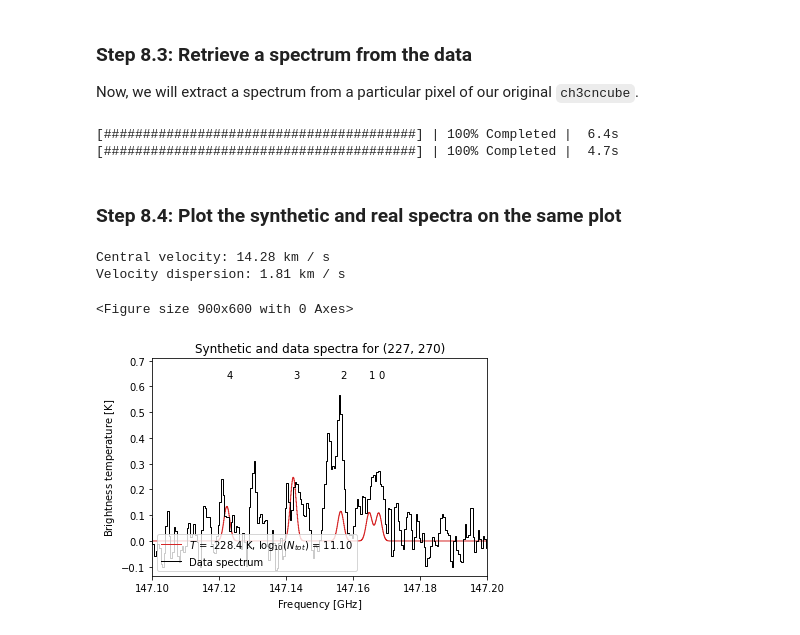
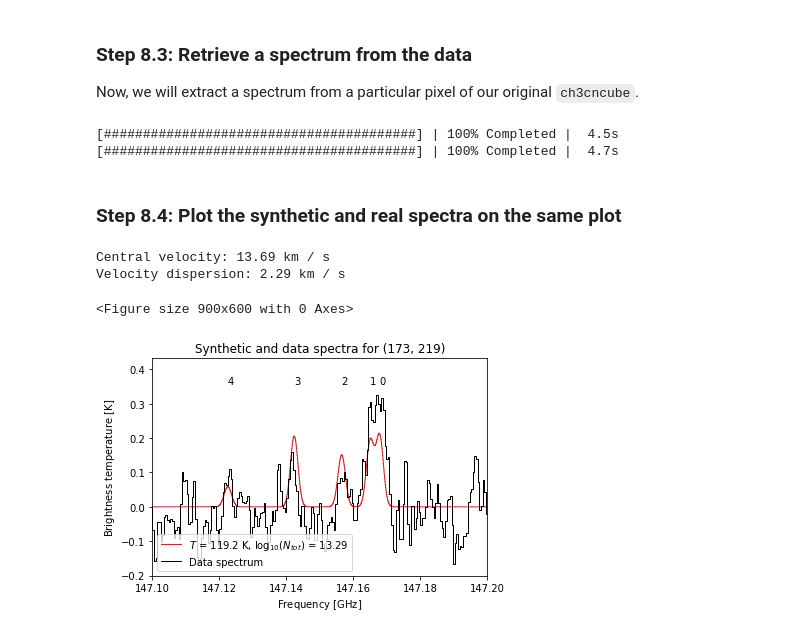
Before and after one commit to abulatek/brick, a Jupyter notebook: first_results/temperature_map/ProcessingTutorial.ipynb, the cells around one changed output. Drawn from its saved outputs; the diff is of its cells as text; code cells hidden in the pictures.

```diff
--- a/first_results/temperature_map/ProcessingTutorial.ipynb
+++ b/first_results/temperature_map/ProcessingTutorial.ipynb
@@ -600,6 +600,6 @@ print(counter)
 ## Step 7: Walking through the math for an individual pixel
 # %%
 fig = plt.figure(dpi = 200) # I DEFINITELY shouldn't have to run this again
-pixel_x, pixel_y = 227, 270 # 178, 226 # 173, 219 # 246, 274 # 339, 279
+pixel_x, pixel_y = 173, 219 # 178, 226 # 227, 270 # 246, 274 # 339, 279
 temperature, total_col_density = rotational_diagram(pixel_x, pixel_y, plot = True, save = True, plot_uncertainties = True)
 # %% [output]
@@ -638,7 +638,7 @@ v_disp = h2cs_linewidth_sigma[pixel_y, pixel_x] # 1.5*u.km/u.s
 # temp = 38.32444*u.K
 # N_tot = (10**(13.71651))*u.cm**-2
 temp = temperature*u.K
-N_tot = total_col_density # - np.log10(2) # This halves N_tot, so don't run it if you don't want to half N_tot
+N_tot = 10**(total_col_density) / (u.cm**2) # - np.log10(2) # This halves N_tot, so don't run it if you don't want to half N_tot
 # %% [markdown]
 Now we can generate model data that incorporates all of these transitions under the conditions we just set. The `generate_model` function takes as inputs the spectral axis we created earlier, several properties of the source (the central velocity, the velocity dispersion, the temperature, and the total column density), and the outputs from our query for molecular parameters. [want units—what are they?]
 # %%
@@ -657,7 +657,7 @@ Now, we will extract a spectrum from a particular pixel of our original `ch3cncu
 # %%
 data_sp = ch3cncube[:, pixel_y, pixel_x]
 # %% [output]
-[########################################] | 100% Completed |  6.4s
+[########################################] | 100% Completed |  4.5s
 [########################################] | 100% Completed |  4.7s
 # %%
 data_sp_K = data_sp.value * ch3cncube.jtok_factors()
@@ -669,30 +669,30 @@ data_sp_K_pyspeckit = pyspeckit.Spectrum(xarr = ch3cncube.spectral_axis.to(u.GHz
 ### Step 8.4: Plot the synthetic and real spectra on the same plot
 # %%
 fig = plt.figure(dpi = 150)
-mod_sp.plotter(label = f'$T$ = {temp:.1f}, $\log_{{10}}(N_{{tot}})$ = {N_tot:.2f}',
+mod_sp.plotter(label = f'$T$ = {temp:.1f}, $\log_{{10}}(N_{{tot}})$ = {np.log10(N_tot.value):.2f}',
                color = 'tab:red', linewidth = 1) # $v_{{c}}$ = {v_cen:.2f}, $v_{{disp}}$ = {v_disp:.2f}
 data_sp_K_pyspeckit.plotter(axis=mod_sp.plotter.axis, clear = False, color = 'k', linewidth = 1,
                             xmin = fmin, xmax = fmax, #ymin = min([min(mod),min(data_sp)]) - 0.3, ymax = max([max(mod),max(data_sp)]) + 0.2,
                             label = 'Data spectrum',
                             xlabel = f"Frequency [{mod_sp.xarr.unit.to_string('latex_inline')}]",
                             ylabel = f"Brightness temperature [{mod_sp.unit.to_string('latex_inline')}]")
 
 for i in range(len(ch3cn_freqs)): # i is the index of the loop
     if ch3cn_freqs[i].to(u.GHz).value > (plt.xlim()[0] + 0.01) and ch3cn_freqs[i].to(u.GHz).value < (plt.xlim()[1] - 0.01):
         kmax = len(ch3cn_freqs) - 1 # Maximum rotational quantum number for the ladder
         kk = kmax - i # Get rotational quantum number of this iteration
         shifted_freq = (ch3cn_freqs[kmax - kk]-(((v_cen)/(constants.c.to(u.km/u.s)))*ch3cn_freqs[kmax - kk])).to(u.GHz) # Maybe okay?
 
         plt.text(shifted_freq.value, plt.ylim()[1]-0.075, str(kk))
 
 plt.title(f"Synthetic and data spectra for ({pixel_x}, {pixel_y})")
 plt.legend(loc = "lower left")
 data_sp_K_pyspeckit.plotter.savefig(f'../figures/ch3cn_spec_datasynth_x{pixel_x}y{pixel_y}.pdf')
 
 print(f"Central velocity: {v_cen:.2f}")
 print(f"Velocity dispersion: {v_disp:.2f}")
 # %% [output]
-Central velocity: 14.28 km / s
-Velocity dispersion: 1.81 km / s
+Central velocity: 13.69 km / s
+Velocity dispersion: 2.29 km / s
 <Figure size 900x600 with 0 Axes>
-[figure, old version]
+[figure, new version]
```
Also changed, not shown: parts of 1 cell of this notebook, 8 other files.
